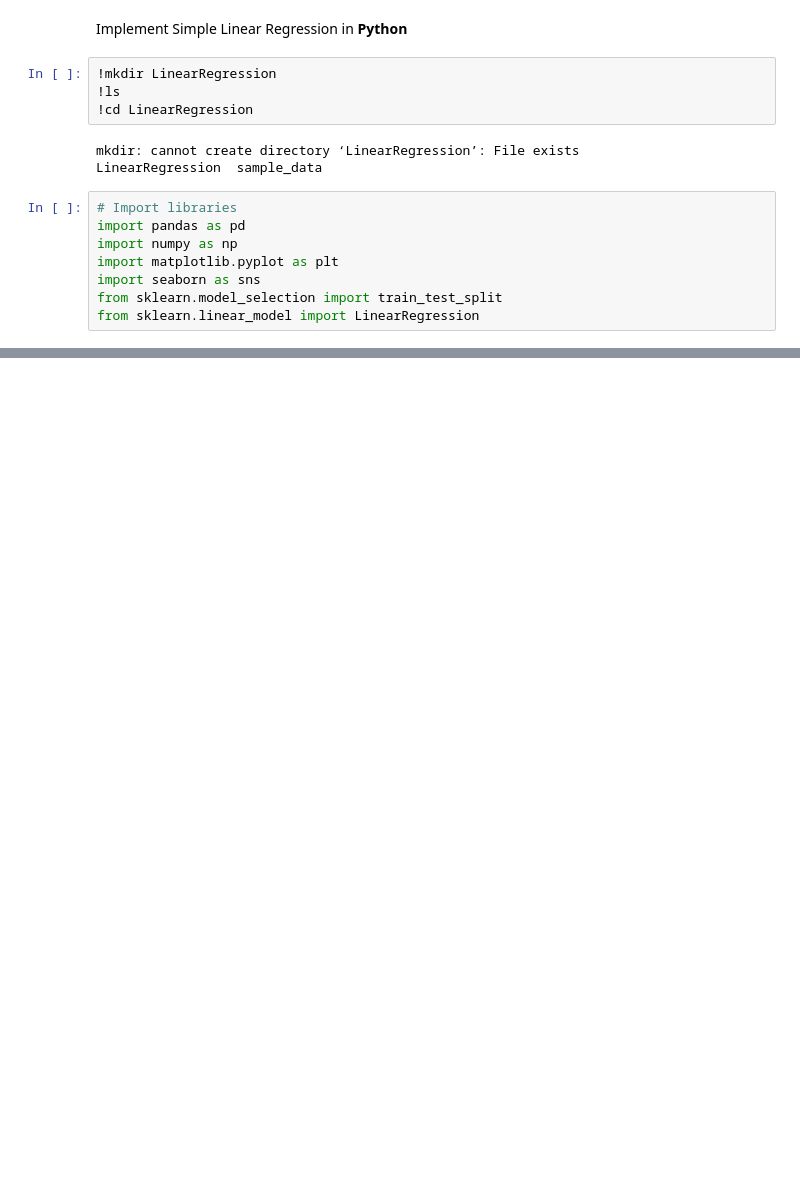
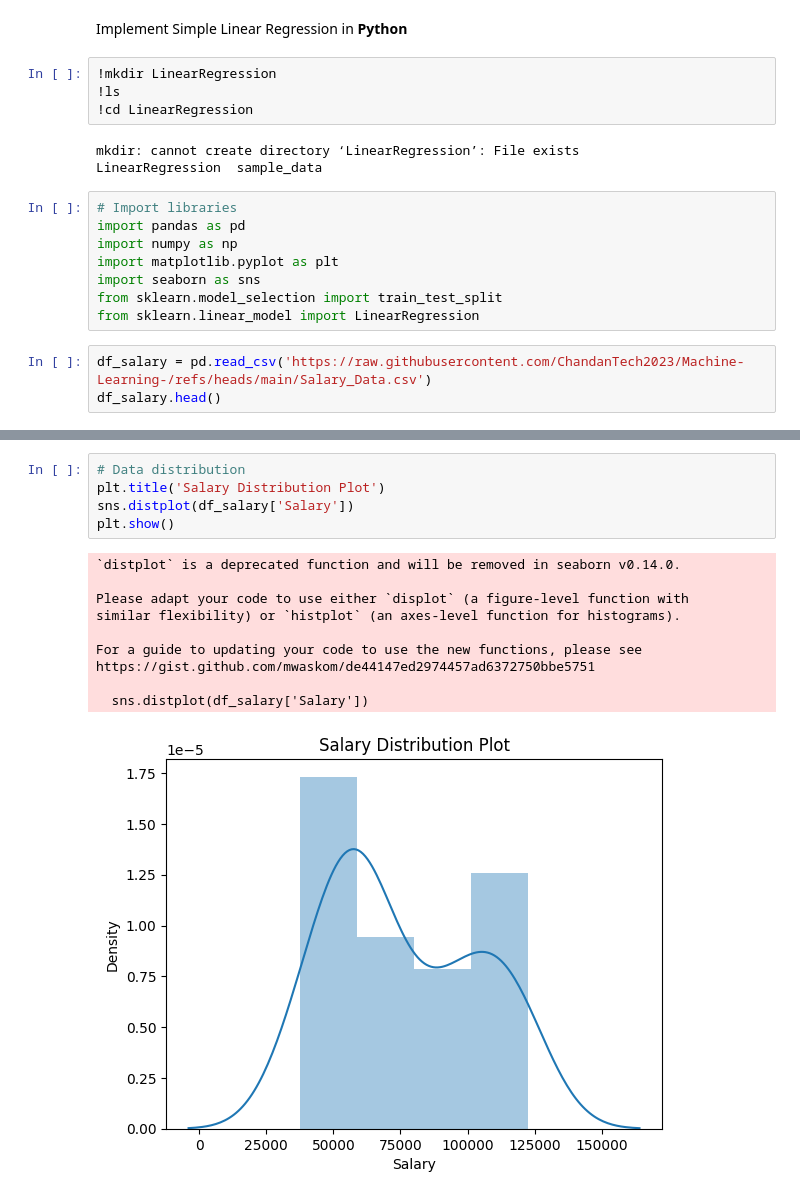
Before and after one commit to ChandanTech2023/Machine-Learning-, a Jupyter notebook: linear_regression.ipynb, the cells around one changed output, grey strips where cells are left out. Cells and saved outputs as stored; diff of their text form; blank space fills up the shorter version.

```diff
--- a/linear_regression.ipynb
+++ b/linear_regression.ipynb
@@ -17,3 +17,6 @@ import matplotlib.pyplot as plt
 import seaborn as sns
 from sklearn.model_selection import train_test_split
 from sklearn.linear_model import LinearRegression
+# %%
+df_salary = pd.read_csv('https://raw.githubusercontent.com/ChandanTech2023/Machine-Learning-/refs/heads/main/Salary_Data.csv')
+df_salary.head()
@@ -19,0 +52,16 @@ from sklearn.linear_model import LinearRegression
+# %%
+# Data distribution
+plt.title('Salary Distribution Plot')
+sns.distplot(df_salary['Salary'])
+plt.show()
+# %% [output]
+`distplot` is a deprecated function and will be removed in seaborn v0.14.0.
+
+Please adapt your code to use either `displot` (a figure-level function with
+similar flexibility) or `histplot` (an axes-level function for histograms).
+
+For a guide to updating your code to use the new functions, please see
+https://gist.github.com/mwaskom/de44147ed2974457ad6372750bbe5751
+
+  sns.distplot(df_salary['Salary'])
+[figure, added]
```
Also changed, not shown: parts of 21 cells of this notebook.
